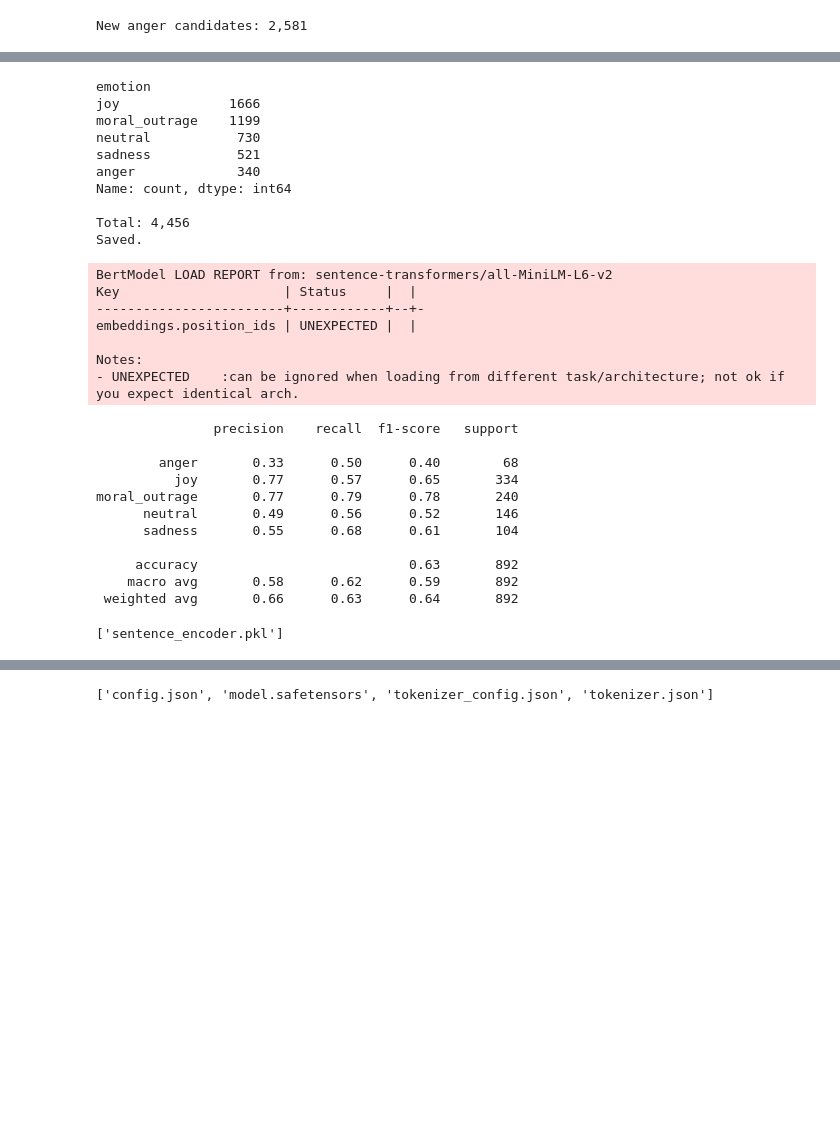
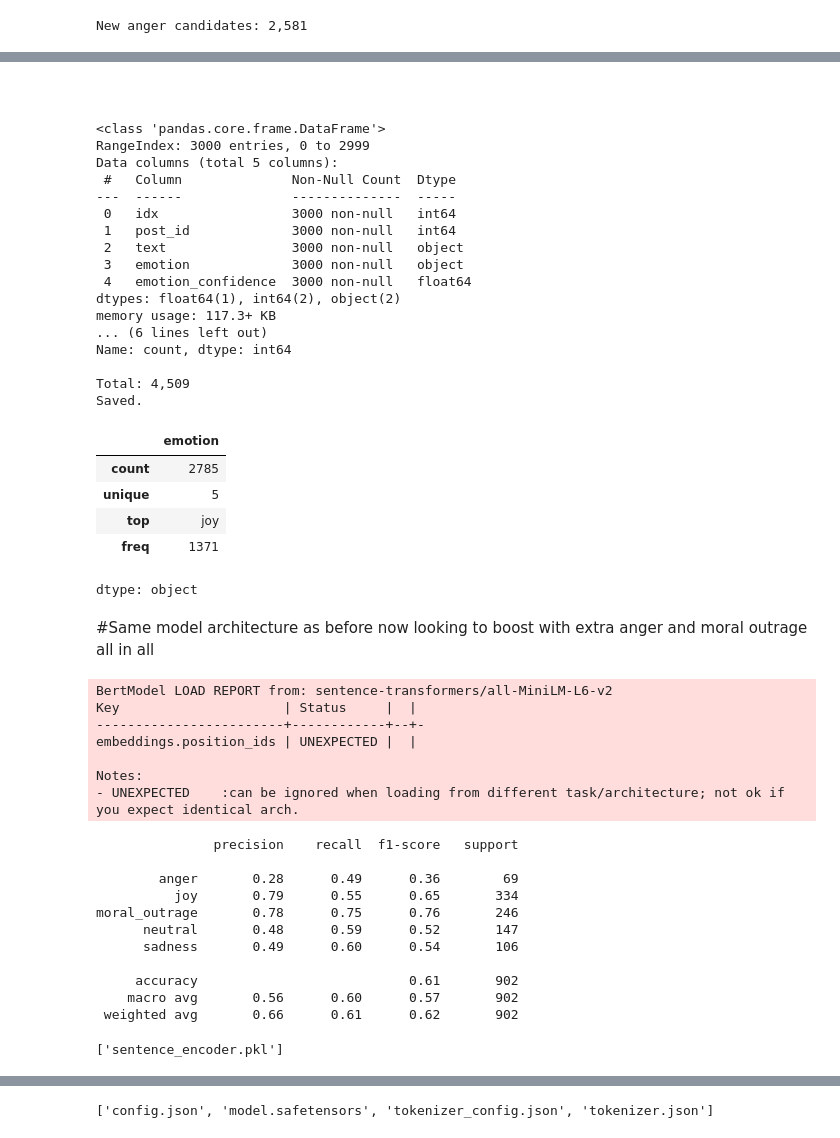
Before and after one commit to AravRaja/virality-analysis-datascience, a Jupyter notebook: sentiment_analysis.ipynb, the cells around one changed output, grey strips where cells are left out. Drawn from its saved outputs; the diff is of its cells as text; code cells hidden in the pictures; blank space fills up the shorter version.

```diff
--- a/sentiment_analysis.ipynb
+++ b/sentiment_analysis.ipynb
@@ -889,11 +949,9 @@ Low-confidence labels (<0.7): 1,121 (37.4%)
 Consider reviewing these manually in Step 3.
+# %% [markdown]
+#
 # %%
-df1 = pd.read_parquet("/content/drive/MyDrive/bluesky_filtered/label_sample_emotions4.parquet")
-df2 = pd.read_parquet("/content/drive/MyDrive/bluesky_filtered/label_boost_combined_emotions.parquet")
-df3 = pd.read_csv("label_anger_boost2_emotions.csv")
-df4=pd.read_csv("label_sadness_boost2_emotions.csv")
-df5=pd.read_csv("label_anger_boost3_emotions.csv")
-
+df5=pd.read_csv("label_anger_boost4_emotions.csv")
+df5.info()
 # Combine all three
 df_final = pd.concat([df1, df2, df3,df4,df5]).drop_duplicates(subset=["text"])
 
@@ -911,16 +969,34 @@ df_final.to_csv("label_final.csv", index=False)
 df_final.to_parquet("/content/drive/MyDrive/bluesky_filtered/label_final.parquet", index=False)
 print("Saved.")
 # %% [output]
-emotion
-joy              1666
-moral_outrage    1199
-neutral           730
-sadness           521
-anger             340
+<class 'pandas.core.frame.DataFrame'>
+RangeIndex: 3000 entries, 0 to 2999
+Data columns (total 5 columns):
+ #   Column              Non-Null Count  Dtype
+---  ------              --------------  -----
+ 0   idx                 3000 non-null   int64
+ 1   post_id             3000 non-null   int64
+ 2   text                3000 non-null   object
+ 3   emotion             3000 non-null   object
+ 4   emotion_confidence  3000 non-null   float64
+dtypes: float64(1), int64(2), object(2)
+memory usage: 117.3+ KB
+... (6 lines left out)
 Name: count, dtype: int64
 
-Total: 4,456
+Total: 4,509
 Saved.
+# %%
+df_final["emotion"].describe()
+# %% [output]
+|  | emotion |
+| count | 2785 |
+| unique | 5 |
+| top | joy |
+| freq | 1371 |
+dtype: object
+# %% [markdown]
+#Same model architecture as before now looking to boost with extra anger and moral outrage all in all
 # %%
 from sentence_transformers import SentenceTransformer
 from sklearn.linear_model import LogisticRegression
@@ -928,21 +1004,21 @@ from sklearn.model_selection import train_test_split
 from sklearn.metrics import classification_report
 import joblib
 
-model = SentenceTransformer("all-MiniLM-L6-v2") #import a sentence decoder SBERT
+model3 = SentenceTransformer("all-MiniLM-L6-v2") #import a sentence decoder SBERT
 X = model.encode(df_final["text"].tolist(), show_progress_bar=True) # 2. Calculate embeddings by calling model.encode()
 y = df_final["emotion"]
 
-X_train, X_test, y_train, y_test = train_test_split(
+X_train_boost, X_test_boost, y_train_boost, y_test_boost = train_test_split(
     X, y, test_size=0.2, stratify=y, random_state=42
 )
 
-clf = LogisticRegression(max_iter=1000, class_weight="balanced")
-clf.fit(X_train, y_train)
+clf_boost = LogisticRegression(max_iter=1000, class_weight="balanced")
+clf_boost.fit(X_train_boost, y_train_boost)
 
-print(classification_report(y_test, clf.predict(X_test)))
+print(classification_report(y_test_boost, clf_boost.predict(X_test_boost)))
 
 # Save the classifier
-joblib.dump(clf, "emotion_classifier.pkl")
+joblib.dump(clf_boost, "emotion_classifier.pkl")
 joblib.dump(model, "sentence_encoder.pkl")
 # %% [output]
 BertModel LOAD REPORT from: sentence-transformers/all-MiniLM-L6-v2
@@ -954,13 +1030,13 @@ Notes:
 - UNEXPECTED    :can be ignored when loading from different task/architecture; not ok if you expect identical arch.
                precision    recall  f1-score   support
 
-        anger       0.33      0.50      0.40        68
-          joy       0.77      0.57      0.65       334
-moral_outrage       0.77      0.79      0.78       240
-      neutral       0.49      0.56      0.52       146
-      sadness       0.55      0.68      0.61       104
+        anger       0.28      0.49      0.36        69
+          joy       0.79      0.55      0.65       334
+moral_outrage       0.78      0.75      0.76       246
+      neutral       0.48      0.59      0.52       147
+      sadness       0.49      0.60      0.54       106
 
-     accuracy                           0.63       892
-    macro avg       0.58      0.62      0.59       892
- weighted avg       0.66      0.63      0.64       892
+     accuracy                           0.61       902
+    macro avg       0.56      0.60      0.57       902
+ weighted avg       0.66      0.61      0.62       902
 ['sentence_encoder.pkl']
```
Also changed, not shown: parts of 71 cells of this notebook.
